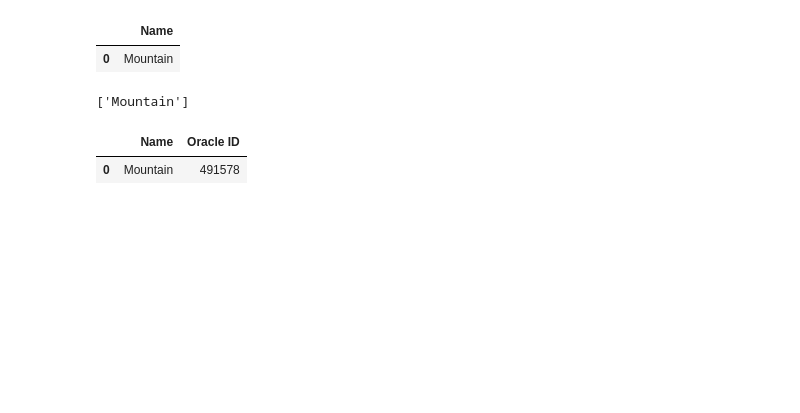
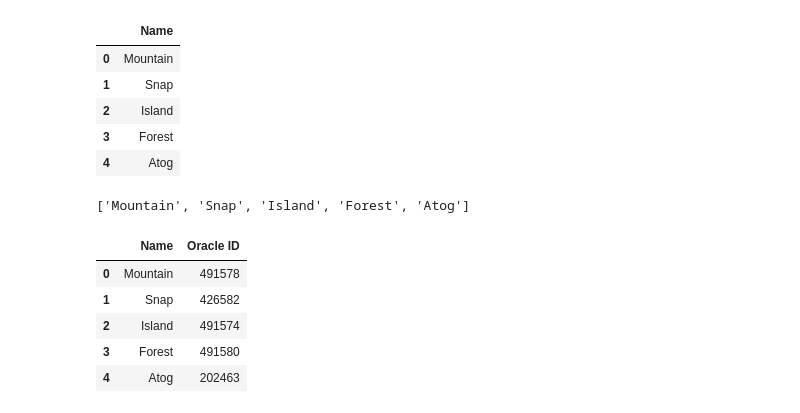
Before and after one commit to nhingtge/ETL-Project, a Jupyter notebook: oracle_scraping.ipynb, the cells around one changed output. Saved outputs shown, nothing was run; the diff lists cells and outputs as text; code cells hidden in the pictures; blank space fills up the shorter version.

Commit message:
All data scraped and output as csv

```diff
--- a/oracle_scraping.ipynb
+++ b/oracle_scraping.ipynb
@@ -14,7 +14,7 @@ def extract_name(card, card_long):
 # %%
 # Create browser to navigate oracle
 executable_path = {'executable_path': 'chromedriver.exe'}
-browser = Browser('chrome', **executable_path, headless=False)
+browser = Browser('chrome', **executable_path, headless=True)
 url = 'https://gatherer.wizards.com/Pages/Default.aspx'
 browser.visit(url)
 # %%
@@ -23,7 +23,7 @@ browser.visit(url)
 cards_df = pd.read_csv("raw_count.csv")
 # %%
 # Cards dataframe is used to scrape oracle text and then relevant data is crafted into dataframe
-cards_df = pd.DataFrame({"Name": ["Delver of Secrets", "Goblin Ringleader", "Mountain"]})
+
 # Empty list for list of mismatched links is crafted
 bad_link = []
 
@@ -107,9 +107,10 @@ for row in cards_df.iterrows():
 
 
         # Check for a mana cost, if one does not exist, skip ahead.
-        try:
-            mana_row = hot_soup.find("td", class_="rightCol").find_all("div", class_="row")[1].find_all("img")
 
+        mana_row = hot_soup.find("td", class_="rightCol").find_all("div", class_="row")[1].find_all("img")
+
+        if mana_row != []:
             # Loop through all mana symbols in the mana row, in each case the alt text will be used.
             # Mana is saved as [gen]eric, [snow], [c]olorless, [v]ariable, (two_b)rid, (phy)rexian, and
             #    [w]hite, bl[u]e, [b]lack, [r]ed, and [g]reen (hybrid, phyrexian, and 2brid mana are counted twice).
@@ -150,7 +151,7 @@ for row in cards_df.iterrows():
 
 
         # If no mana cost, return all mana entries as None ("None" is different from "0", see Mountain and Ornithopter)
-        except:
+        else:
             gen = None
             snow = None
             c = None
@@ -282,6 +292,10 @@ bad_df
 # %% [output]
 |  | Name |
 | 0 | Mountain |
+| 1 | Snap |
+| 2 | Island |
+| 3 | Forest |
+| 4 | Atog |
 # %%
 # Drop all cards whose link did not go to the correct card
 card_df.drop(card_df.loc[card_df["Name"].isin(bad_names)].index, inplace=True)
@@ -289,16 +303,20 @@ card_df.drop(card_df.loc[card_df["Name"].isin(bad_names)].index, inplace=True)
 # Generate list of failed links to ensure each is contained in below bad_ids dataframe
 bad_link
 # %% [output]
-['Mountain']
+['Mountain', 'Snap', 'Island', 'Forest', 'Atog']
 # %%
 # A dataframe of cards known to cause issues when the above process is run is manually entered then merged with the bad_df.
-bad_ids = pd.DataFrame({"Name": ["Island", "Swamp", "Mountain", "Forest", "Ponder", "Snap"],
-                       "Oracle ID": [491574, 491576, 491578, 491580, 451051, 426582]})
+bad_ids = pd.DataFrame({"Name": ["Island", "Swamp", "Mountain", "Forest", "Ponder", "Snap", "Dispel", "Atog"],
+                       "Oracle ID": [491574, 491576, 491578, 491580, 451051, 426582, 401858, 202463]})
 card_id_df = bad_df.merge(bad_ids, how="inner", on="Name")
 card_id_df
 # %% [output]
 |  | Name | Oracle ID |
 | 0 | Mountain | 491578 |
+| 1 | Snap | 426582 |
+| 2 | Island | 491574 |
+| 3 | Forest | 491580 |
+| 4 | Atog | 202463 |
 # %%
 # Dataframe of cards with bad links has data scraped using card url's
 
```
Also changed, not shown: parts of 4 cells of this notebook, 1 other file.
